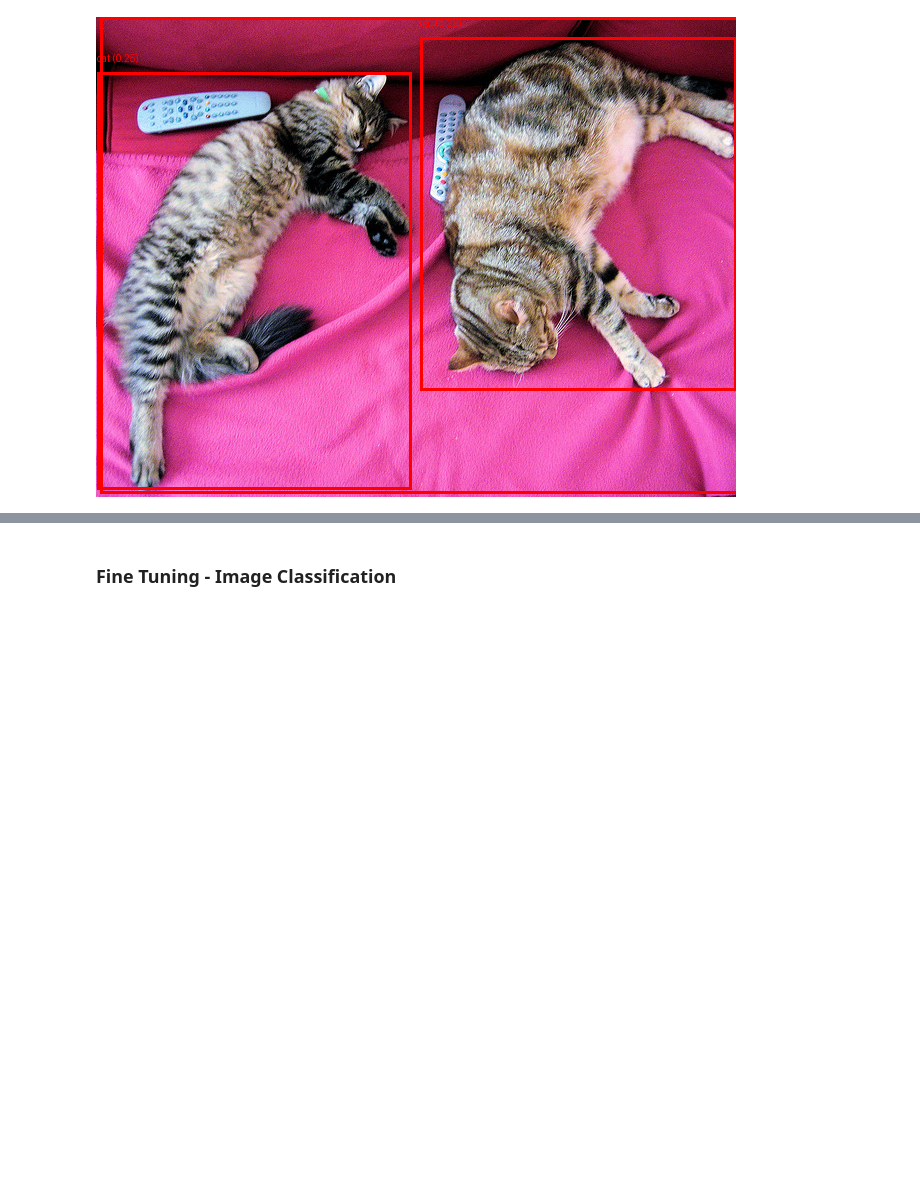
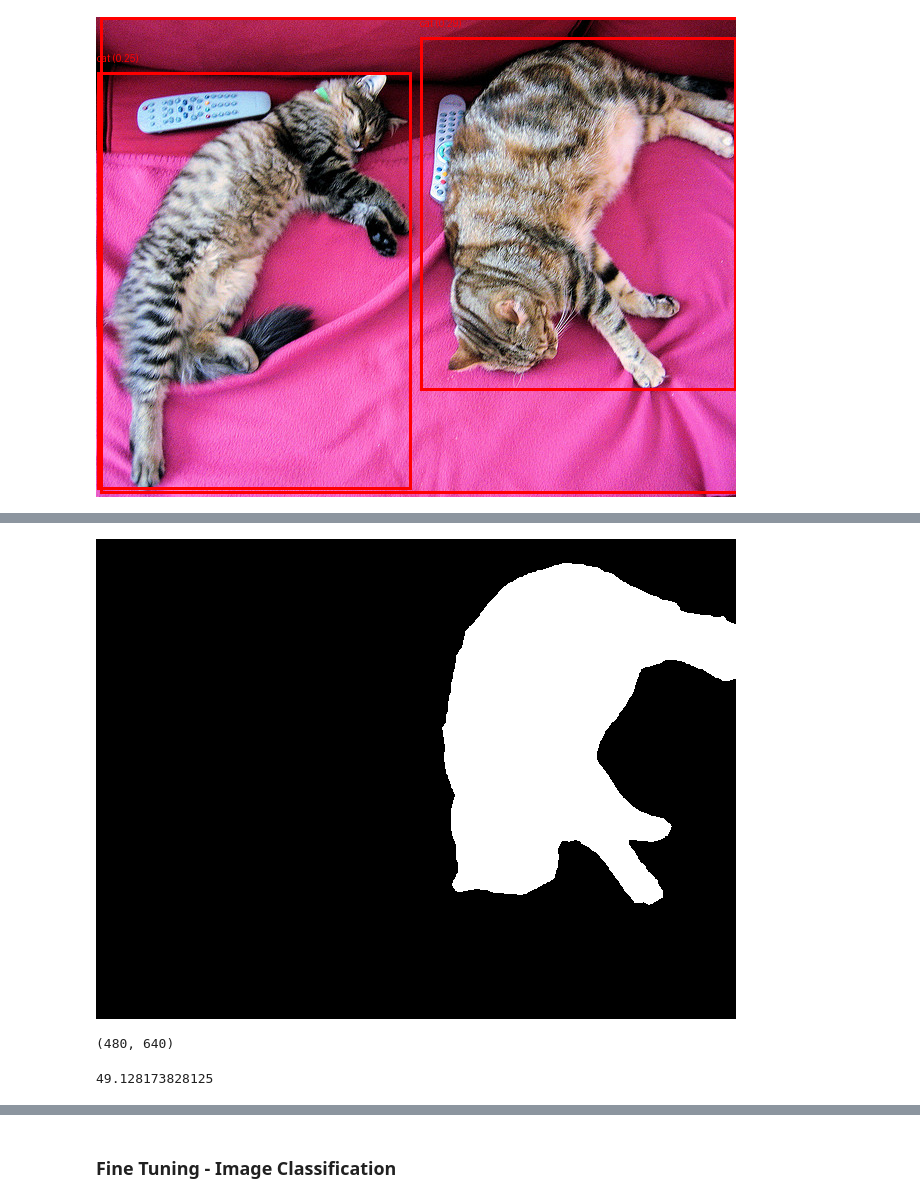
Before and after one commit to Cyntwikip/Machine-Learning, a Jupyter notebook: huggingface_computer_vision.ipynb, the cells around one changed output, grey strips where cells are left out. Saved outputs shown, nothing was run; the diff lists cells and outputs as text; code cells hidden in the pictures; blank space fills up the shorter version.

Commit message:
feat: image segmentation draft

```diff
--- a/huggingface_computer_vision.ipynb
+++ b/huggingface_computer_vision.ipynb
@@ -115,0 +116,34 @@ image
+# %%
+# help(segmenter)
+
+# segmenter = pipeline("image-segmentation", model="facebook/sam-vit-base")
+# segmenter = pipeline("mask-generation", model="facebook/sam-vit-large")
+segmenter = pipeline("image-segmentation")
+
+url = "http://images.cocodataset.org/val2017/000000039769.jpg"
+image = Image.open(requests.get(url, stream=True).raw)#.convert("RGB")
+
+# inputs = image
+# candidate_labels = ["cat", "couch"]
+# outputs = segmenter(inputs, candidate_labels)
+
+# # Draw segmentation masks on the image
+# draw = ImageDraw.Draw(image)
+# for output in outputs:
+#     mask = output["mask"]
+#     label = output["label"]
+#     score = output["score"]
+
+#     # Get bounding box coordinates from the mask
+#     nonzero_indices = mask.nonzero()
+#     min_y, min_x = nonzero_indices.min(dim=0)[0]
+#     max_y, max_x = nonzero_indices.max(dim=0)[0]
+
+#     # Draw rectangle
+#     draw.rectangle([(min_x, min_y), (max_x, max_y)], outline="red", width=3)
+
+#     # Add label and score
+#     draw.text((min_x, min_y - 20), f"{label} ({score:.2f})", fill="red")
+
+# # Display the image with bounding boxes
+# image
@@ -115,0 +157,3 @@ image
+# %%
+outputs = segmenter(image)
+outputs
@@ -115,0 +176,12 @@ image
+# %%
+outputs[0]['mask']
+# %% [output]
+[figure, added]
+# %%
+np.array(outputs[0]['mask']).shape
+# %% [output]
+(480, 640)
+# %%
+np.array(outputs[0]['mask']).mean()
+# %% [output]
+49.128173828125
```
Also changed, not shown: parts of 10 cells of this notebook.
